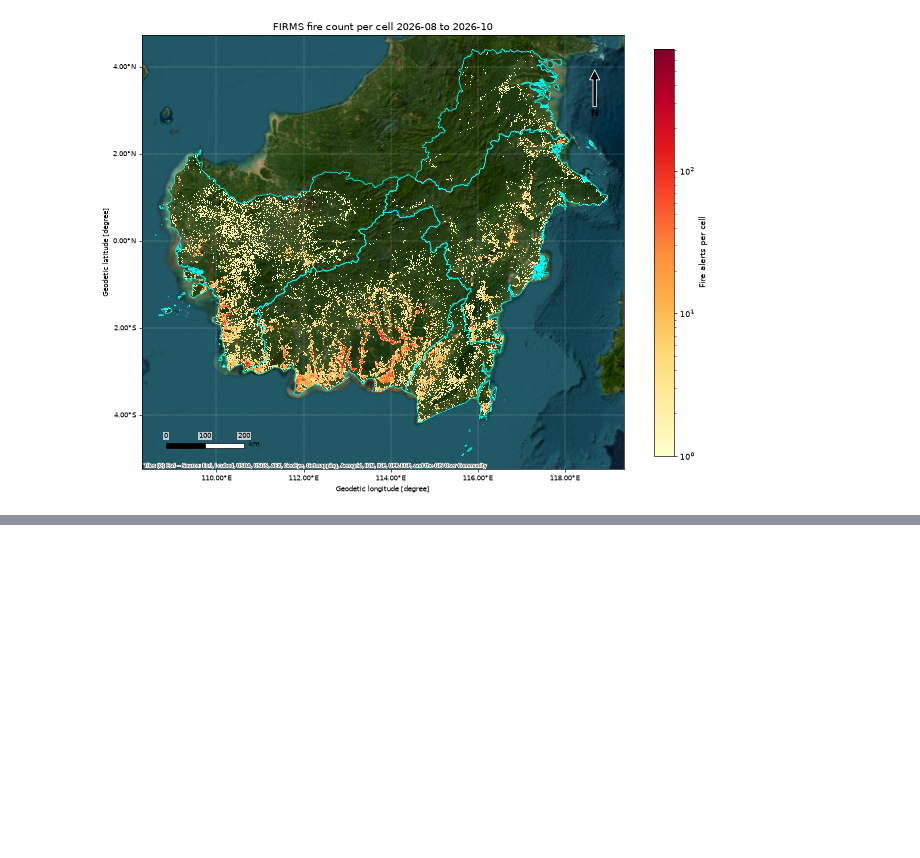
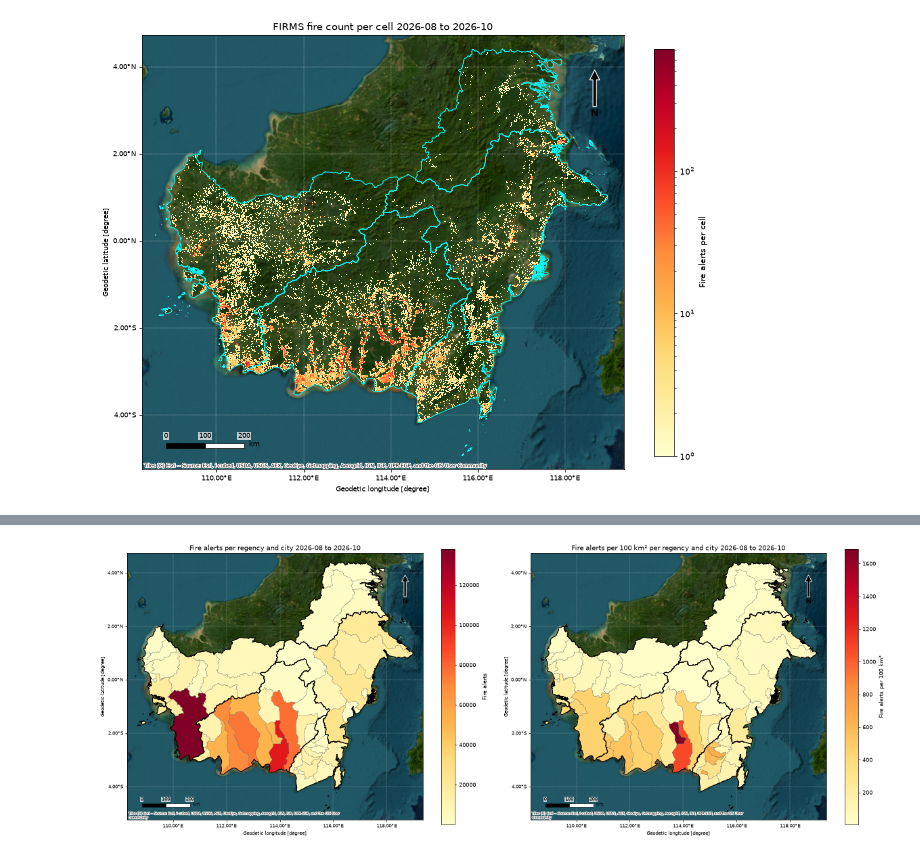
Before and after one commit to ramiqcom/forest-fire-indonesia-2026, a Jupyter notebook: notebook/firms.ipynb, the cells around one changed output, grey strips where cells are left out. Saved outputs shown, nothing was run; the diff lists cells and outputs as text; code cells hidden in the pictures; blank space fills up the shorter version.

Commit message:
firms load per region

```diff
--- a/notebook/firms.ipynb
+++ b/notebook/firms.ipynb
@@ -24,6 +24,8 @@ load_dotenv(override=True)
 plt.rcParams["figure.dpi"] = 60
 
 AOI_URL = "/vsicurl/https://storage.googleapis.com/gee-ramiqcom-bucket/admin/indonesia_adm_level_1.fgb"
+AOI2_URL = "/vsicurl/https://storage.googleapis.com/gee-ramiqcom-bucket/admin/indonesia_adm_level_2.fgb"
+
 # Kalimantan provinces only
 AOI_FILTER = "WADMPR LIKE 'Kalimantan%'"
 CLOUD_PREFIX = "gs://gee-ramiqcom-s4g-bucket/forest_fire_indonesian_2026"
@@ -239,0 +246,18 @@ plt.show()
+# %%
+regencies = gpd.read_file(AOI2_URL, where=AOI_FILTER, columns=["KDPKAB", "KDPPUM", "WADMKK", "WADMPR"])
+regencies = regencies.dissolve(by=["KDPKAB", "KDPPUM", "WADMKK", "WADMPR"]).reset_index().to_crs("EPSG:4326")
+
+alerts = firms[["instrument", "geometry"]].sjoin(regencies[["KDPKAB", "geometry"]], predicate="within")
+counts = alerts.groupby(["KDPKAB", "instrument"]).size().unstack(fill_value=0)
+
+regencies = regencies.merge(counts, left_on="KDPKAB", right_index=True, how="left")
+regencies[["VIIRS", "MODIS"]] = regencies[["VIIRS", "MODIS"]].fillna(0).astype(int)
+regencies["alerts"] = regencies["VIIRS"] + regencies["MODIS"]
+regencies["area_km2"] = regencies.to_crs("EPSG:6933").area / 1e6
+regencies["alerts_per_100km2"] = regencies["alerts"] / regencies["area_km2"] * 100
+
+# Alerts near the coast or on borders can fall outside every admin level 2 polygon
+print(f"{len(regencies)} regencies and cities, {regencies['alerts'].sum():,} of {len(firms):,} alerts assigned")
+regencies.sort_values("alerts", ascending=False)[
+    ["WADMKK", "WADMPR", "VIIRS", "MODIS", "alerts", "area_km2", "alerts_per_100km2"]
+].head(15).round(1)
@@ -239,0 +282,30 @@ plt.show()
+# %%
+fig, axes = plt.subplots(1, 2, figsize=(20, 10))
+
+for ax, (column, label, cmap) in zip(
+    axes,
+    [
+        ("alerts", "Fire alerts", "YlOrRd"),
+        ("alerts_per_100km2", "Fire alerts per 100 km²", "YlOrRd"),
+    ],
+):
+    regencies.plot(
+        ax=ax,
+        column=column,
+        cmap=cmap,
+        edgecolor="grey",
+        linewidth=0.3,
+        legend=True,
+        legend_kwds=dict(shrink=0.7, label=label),
+        zorder=2,
+    )
+    provinces.boundary.plot(ax=ax, color="black", linewidth=1.2, zorder=3)
+
+    set_extent(ax, provinces)
+    cx.add_basemap(ax, crs=provinces.crs, source=cx.providers.Esri.WorldImagery, attribution_size=6, zorder=1)
+    decorate(ax, f"{label} per regency and city {DATE_NAME.replace('_', ' to ')}")
+
+plt.tight_layout()
+plt.show()
+# %% [output]
+[figure, added]
```
Also changed, not shown: parts of 3 cells of this notebook, 2 other files.
